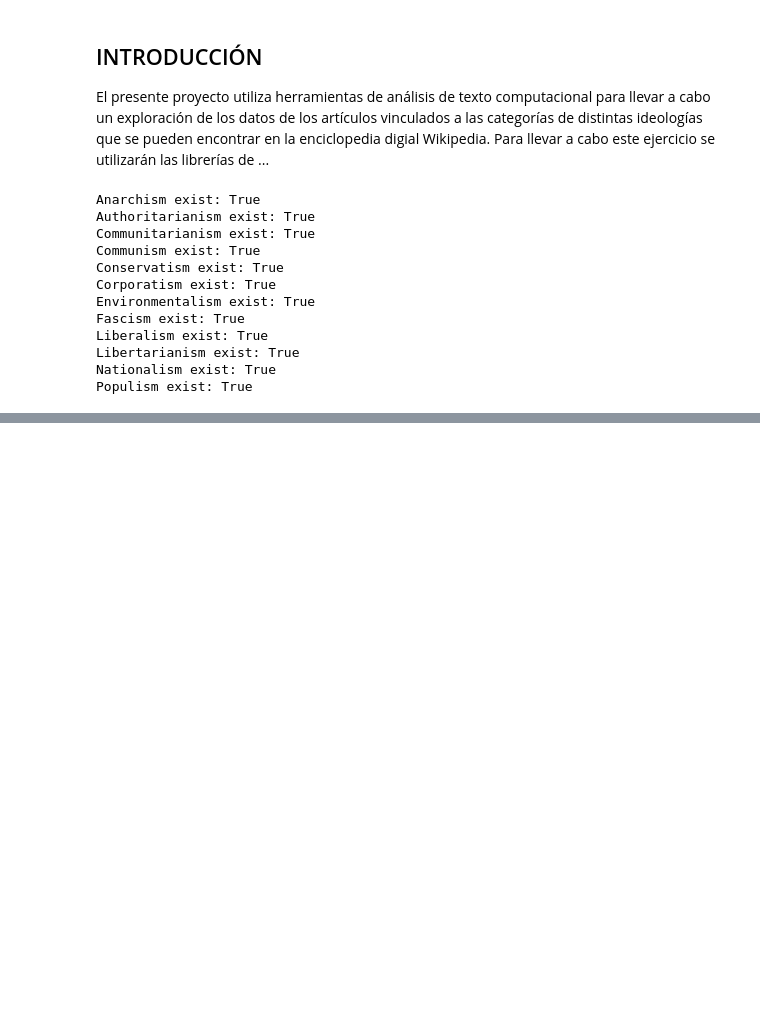
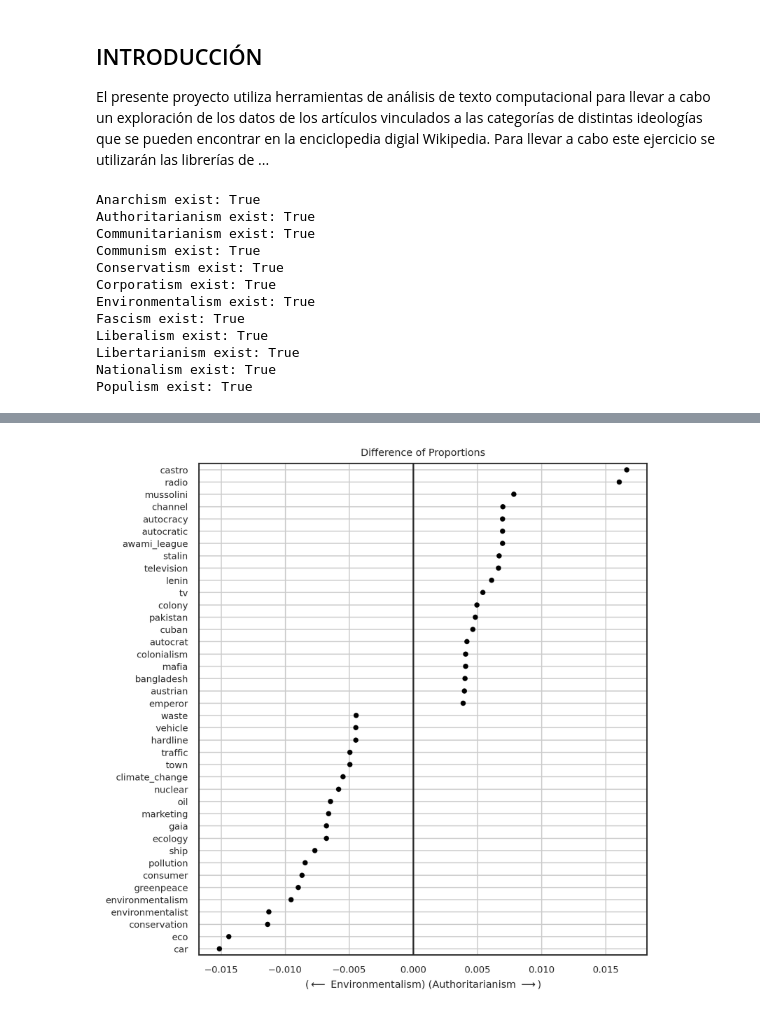
Before and after one commit to StacyLup/Ciencias-Sociales-Computacionales, a Jupyter notebook: notebooks/Análisis Iterativo Categorías Wikipedia.ipynb, the cells around one changed output, grey strips where cells are left out. Cells and saved outputs as stored; diff of their text form; code cells hidden in the pictures; blank space fills up the shorter version.

```diff
--- a/notebooks/Análisis Iterativo Categorías Wikipedia.ipynb
+++ b/notebooks/Análisis Iterativo Categorías Wikipedia.ipynb
@@ -331,0 +359,6 @@ SyntaxError: unmatched ')' (2551215278.py, line 18)
+# %%
+count_vectorizer = CountVectorizer(max_df=.1, min_df=3, strip_accents='ascii',)
+# %%
+count_matrix = count_vectorizer.fit_transform(preprocessed)
+vocabulary = count_vectorizer.get_feature_names_out()
+count_matrix.shape
@@ -331,0 +391,5 @@ SyntaxError: unmatched ')' (2551215278.py, line 18)
+# %%
+category_counts = sparse_groupby(sampled_contents['Category'], count_matrix, vocabulary)
+results = category_counts.div(category_counts.sum(axis=1), axis=0)
+results_t = results.T
+results_t.sample(20, random_state=1006)
@@ -331,0 +445,17 @@ SyntaxError: unmatched ')' (2551215278.py, line 18)
+# %%
+diff_con_snp = results_t['Category:Authoritarianism (id: 36055803, ns: 14)'] - results_t['Category:Environmentalism (id: 737047, ns: 14)']
+diff_con_snp.sort_values(ascending=False, inplace=True)
+auth_not_snp = diff_con_snp.head(20)
+env_not_snp = diff_con_snp.tail(20)
+# %%
+dop = pd.concat([auth_not_snp, env_not_snp])
+fig, ax = plt.subplots(figsize= (6,6))
+sns.swarmplot(x=dop, y=dop.index, color='black', size=4)
+ax.axvline(0)
+plt.grid()
+ax.set(xlabel=r'($\longleftarrow$ Environmentalism) (Authoritarianism $\longrightarrow$)', ylabel='', title='Difference of Proportions')
+plt.tight_layout()
+plt.show()
+fig.savefig("tabla_comparativa.png")
+# %% [output]
+[figure, added]
```
Also changed, not shown: parts of 23 cells of this notebook, 13 other files.
